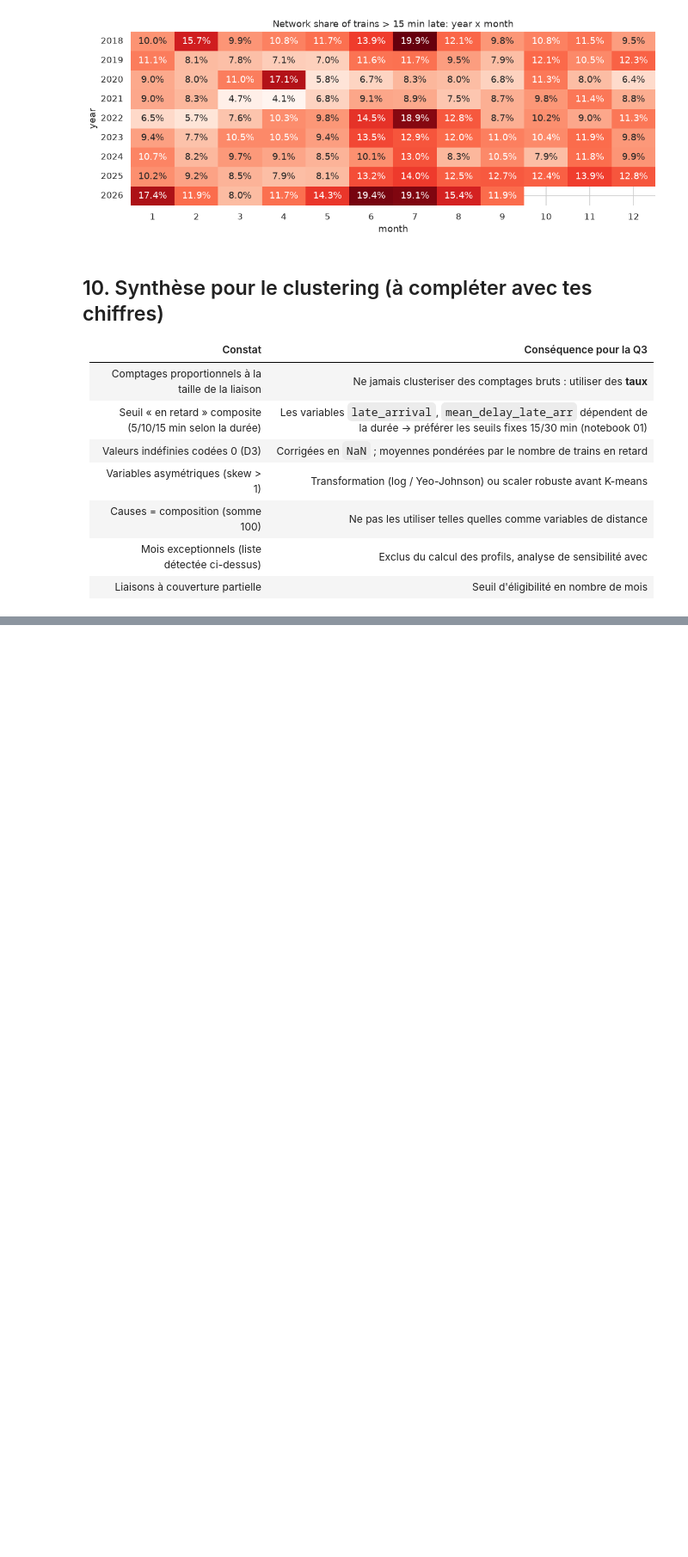
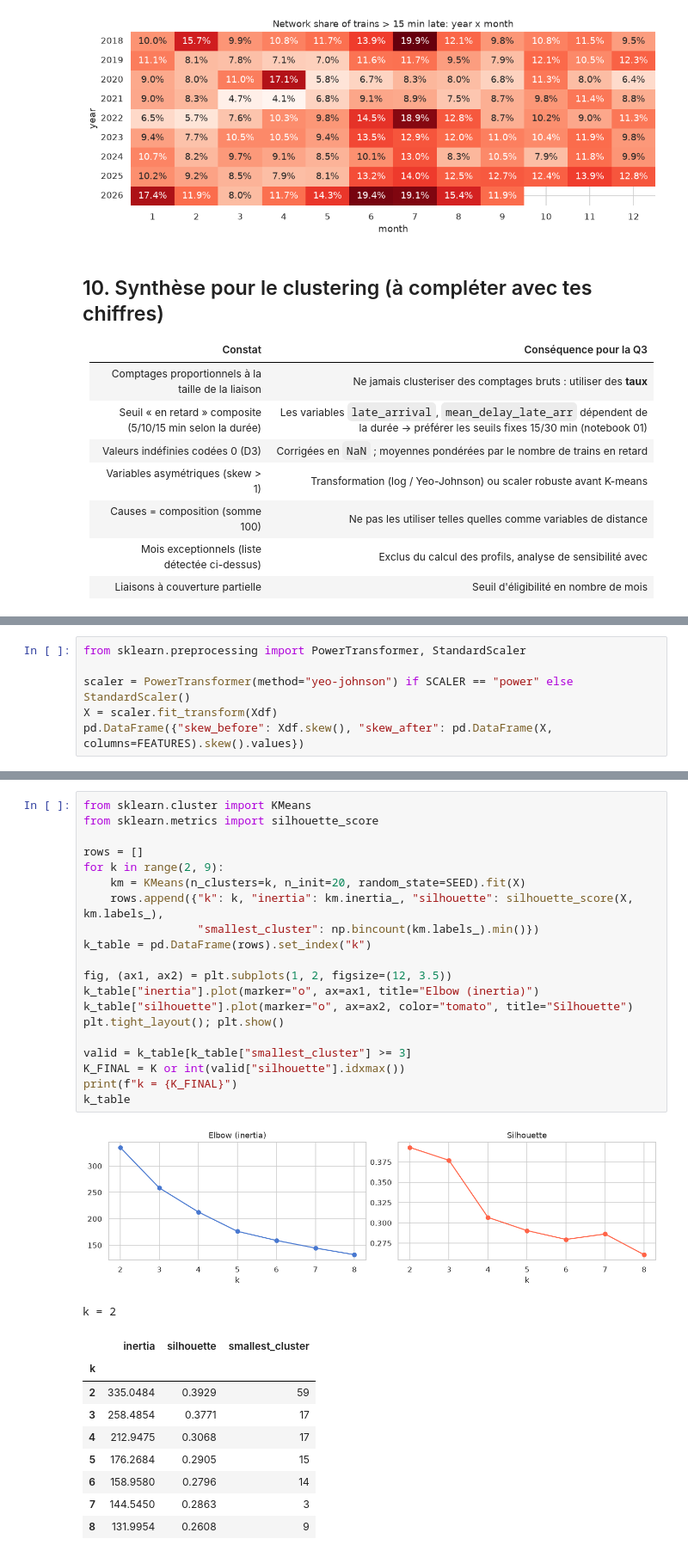
Before and after one commit to bouharrameryem-gmail-com/railinsight, a Jupyter notebook: notebooks/Q3_punctuality_profiles_EDA.ipynb, the cells around one changed output, grey strips where cells are left out. Shown at 86% size. Saved outputs shown, nothing was run; the diff lists cells and outputs as text; blank space fills up the shorter version.

Commit message:
fix(notebook): features engineering and clustering with k-means

```diff
--- a/notebooks/Q3_punctuality_profiles_EDA.ipynb
+++ b/notebooks/Q3_punctuality_profiles_EDA.ipynb
@@ -617,0 +851,6 @@ on ne peut pas conclure *pourquoi* une liaison est dans un groupe.
+# %%
+from sklearn.preprocessing import PowerTransformer, StandardScaler
+
+scaler = PowerTransformer(method="yeo-johnson") if SCALER == "power" else StandardScaler()
+X = scaler.fit_transform(Xdf)
+pd.DataFrame({"skew_before": Xdf.skew(), "skew_after": pd.DataFrame(X, columns=FEATURES).skew().values})
@@ -617,0 +879,32 @@ on ne peut pas conclure *pourquoi* une liaison est dans un groupe.
+# %%
+from sklearn.cluster import KMeans
+from sklearn.metrics import silhouette_score
+
+rows = []
+for k in range(2, 9):
+    km = KMeans(n_clusters=k, n_init=20, random_state=SEED).fit(X)
+    rows.append({"k": k, "inertia": km.inertia_, "silhouette": silhouette_score(X, km.labels_),
+                 "smallest_cluster": np.bincount(km.labels_).min()})
+k_table = pd.DataFrame(rows).set_index("k")
+
+fig, (ax1, ax2) = plt.subplots(1, 2, figsize=(12, 3.5))
+k_table["inertia"].plot(marker="o", ax=ax1, title="Elbow (inertia)")
+k_table["silhouette"].plot(marker="o", ax=ax2, color="tomato", title="Silhouette")
+plt.tight_layout(); plt.show()
+
+valid = k_table[k_table["smallest_cluster"] >= 3]
+K_FINAL = K or int(valid["silhouette"].idxmax())
+print(f"k = {K_FINAL}")
+k_table
+# %% [output]
+[figure, added]
+k = 2
+|  | inertia | silhouette | smallest_cluster |
+| k |  |  |  |
+| 2 | 335.0484 | 0.3929 | 59 |
+| 3 | 258.4854 | 0.3771 | 17 |
+| 4 | 212.9475 | 0.3068 | 17 |
+| 5 | 176.2684 | 0.2905 | 15 |
+| 6 | 158.9580 | 0.2796 | 14 |
+| 7 | 144.5450 | 0.2863 | 3 |
+| 8 | 131.9954 | 0.2608 | 9 |
```
Also changed, not shown: parts of 24 cells of this notebook.
